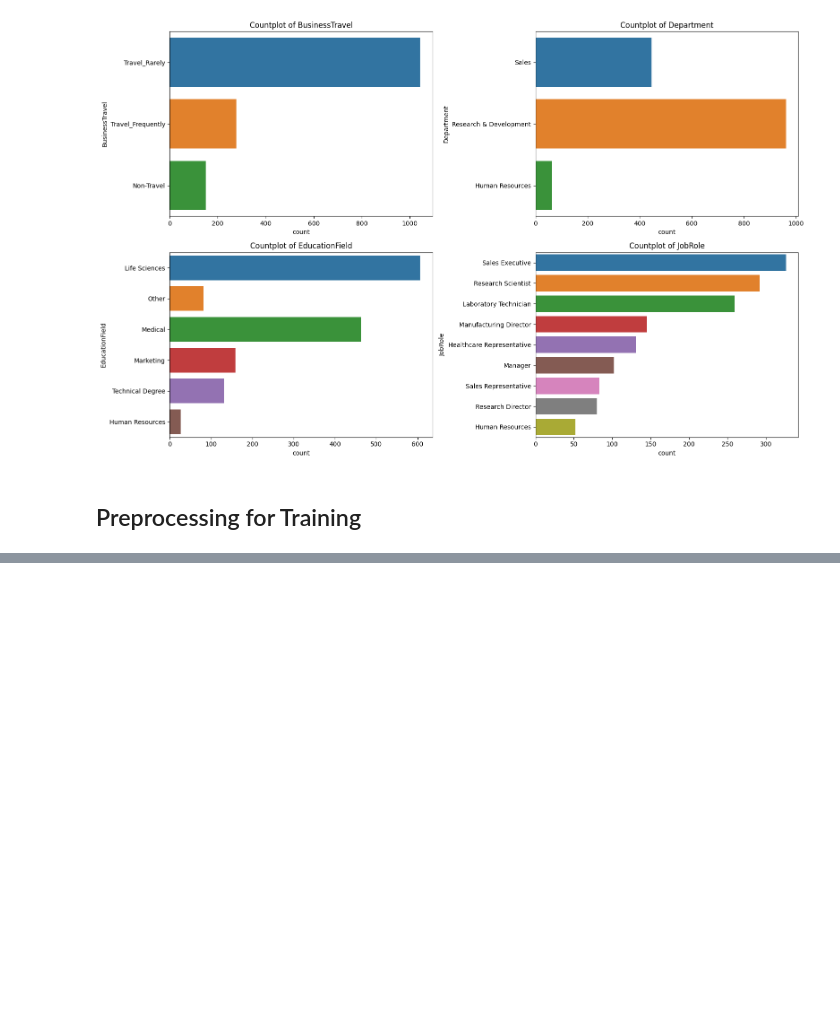
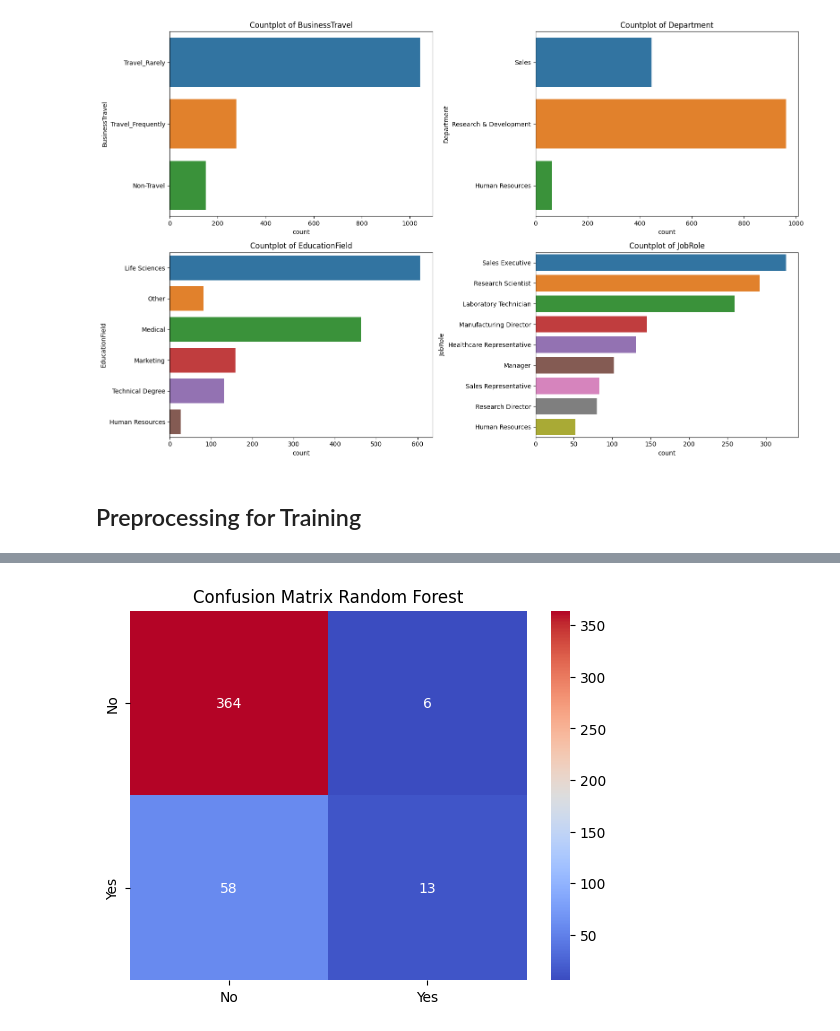
Before and after one commit to korayyildirim/DataAnalysisProjects, a Jupyter notebook: employeeAttrition.ipynb, the cells around one changed output, grey strips where cells are left out. Cells and saved outputs as stored; diff of their text form; code cells hidden in the pictures; blank space fills up the shorter version.

```diff
--- a/employeeAttrition.ipynb
+++ b/employeeAttrition.ipynb
@@ -123,0 +294,9 @@ plt.show()
+# %%
+y_pred_rf = rf.predict(X_test)
+y_proba_rf = rf.predict_proba(X_test)[:,1]
+accuracy_rf=accuracy_score(y_test,y_pred_rf)
+conf_matrix= confusion_matrix(y_test,y_pred_rf)
+roc_score_rf = roc_auc_score(y_test,y_proba_rf)
+print(f'Accuracy Random Forest: {accuracy_rf:.2f}')
+print(f'ROC AUC Random Forest: {roc_score_rf:.2f}')
+print(classification_report(y_test,y_pred_rf))
@@ -123,0 +314,6 @@ plt.show()
+# %%
+sns.heatmap(conf_matrix,annot=True,fmt='d',cmap='coolwarm',xticklabels=['No','Yes'],yticklabels=['No','Yes'])
+plt.title(f"Confusion Matrix Random Forest")
+plt.show()
+# %% [output]
+[figure, added]
```
Also changed, not shown: parts of 31 cells of this notebook.
